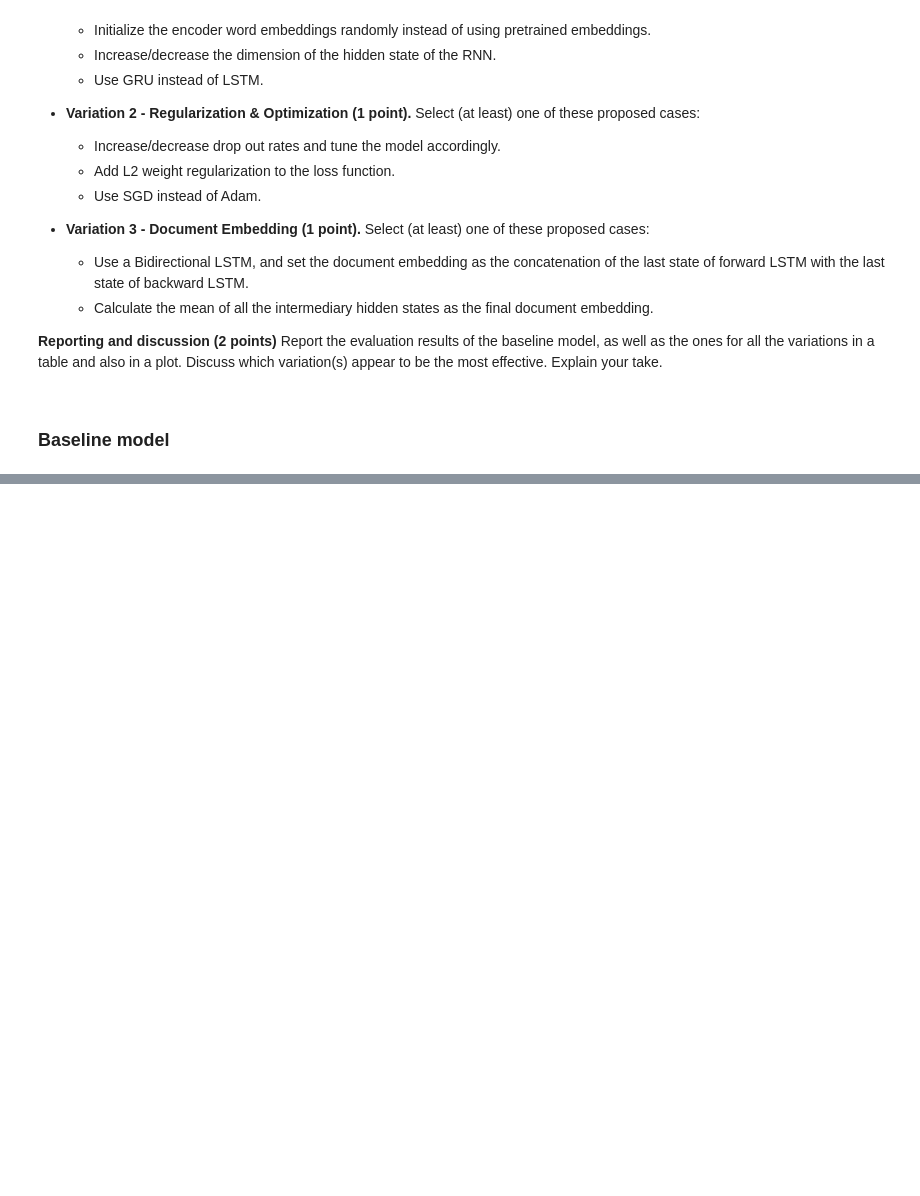
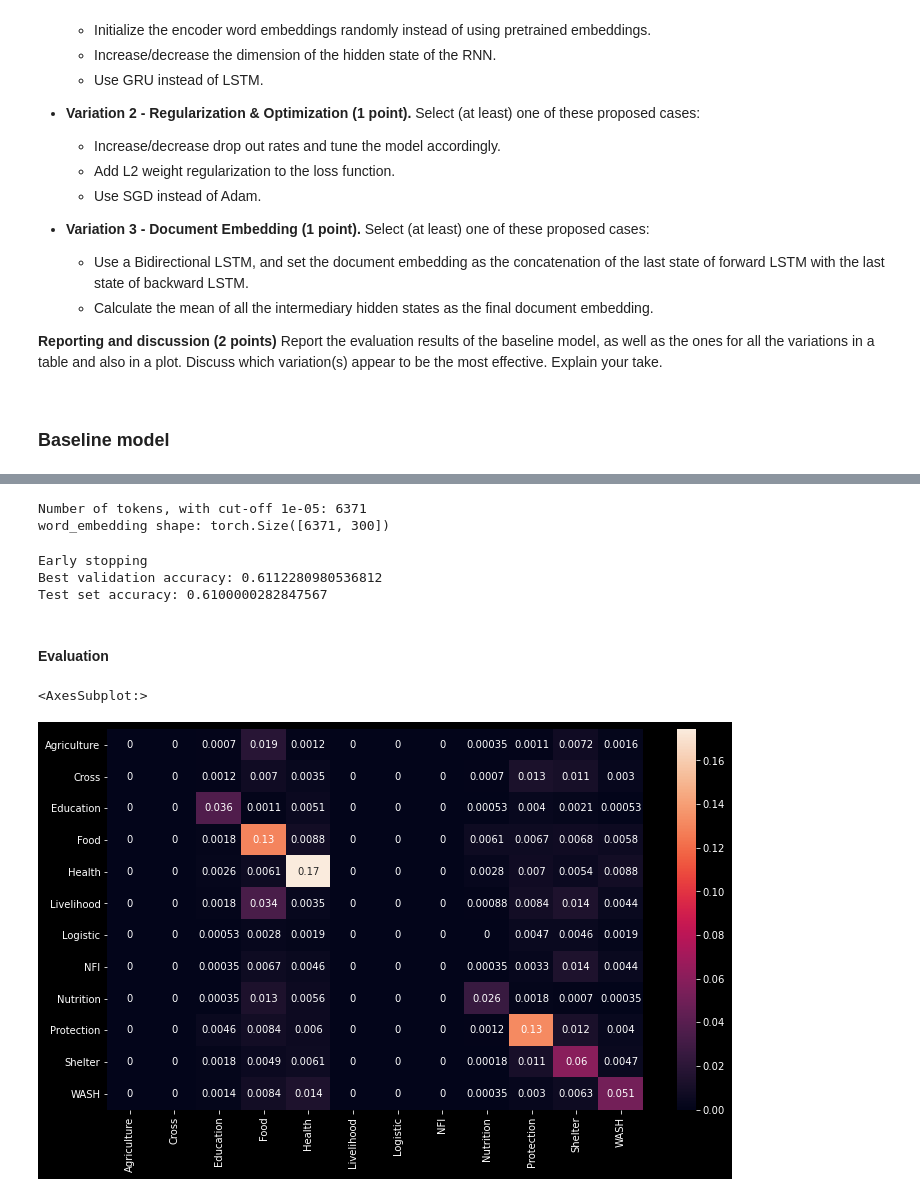
Before and after one commit to lukaskurz/nlp_deeplearning_2022, a Jupyter notebook: Assignment1_Classification.ipynb, the cells around one changed output, grey strips where cells are left out. Saved outputs shown, nothing was run; the diff lists cells and outputs as text; code cells hidden in the pictures; blank space fills up the shorter version.

```diff
--- a/Assignment1_Classification.ipynb
+++ b/Assignment1_Classification.ipynb
@@ -875,0 +896,59 @@ class ClassificationRNNModel(torch.nn.Module):
+# %%
+# get the dictionary
+_, token_dictionary  = get_dictionary(params.cut_off_threshold)
+print(f"Number of tokens, with cut-off {params.cut_off_threshold}: {len(token_dictionary)}")
+
+# get the embedding
+word_embedding, dictionary_keys = get_embedding(token_dictionary)
+print('word_embedding shape: {}'.format(word_embedding.weight.shape))
+
+# get the data
+train_dataloader, validation_dataloader, test_dataloader = get_dataloaders(params.batch_size, params.max_document_length, params.tokenizer, dictionary_keys)
+# %% [output]
+Number of tokens, with cut-off 1e-05: 6371
+word_embedding shape: torch.Size([6371, 300])
+# %%
+# get the model
+model = ClassificationRNNModel(word_embedding.to(params.device), hidden_dim, len(label_df)).to(params.device)
+
+# set optimizer
+params.optimizer = params.optimizer(model.parameters(), lr=params.learning_rate)
+# %%
+best_accuracy = train_and_eval(model, train_dataloader, validation_dataloader, params)
+print(f"Best validation accuracy: {best_accuracy}")
+
+_,test_accuracies = eval_model(model, test_dataloader, params)
+print('Test set accuracy:',np.mean(test_accuracies))
+# %% [output]
+Early stopping
+Best validation accuracy: 0.6112280980536812
+Test set accuracy: 0.6100000282847567
+# %% [markdown]
+#### Evaluation
+# %%
+y_pred = []
+y_true = []
+
+model.eval()
+with torch.no_grad():
+        for x, y in test_dataloader:
+            x = x.to(params.device)
+            y = y.to(params.device)
+
+            y_hat = model.forward(x, params.device)
+            y_hat_idx = torch.argmax(y_hat, axis=1)
+            y_pred.extend(y_hat_idx.cpu().numpy())
+            y_true.extend(y.cpu().numpy())
+
+# constant for classes
+classes = label_df['label'].values
+
+# Build confusion matrix
+cf_matrix = confusion_matrix(y_true, y_pred)
+df_cm = pd.DataFrame(cf_matrix/np.sum(cf_matrix), index = [i for i in classes],
+                     columns = [i for i in classes])
+plt.figure(figsize = (12,7))
+sns.heatmap(df_cm, annot=True)
+# %% [output]
+<AxesSubplot:>
+[figure, added]
```
Also changed, not shown: parts of 10 cells of this notebook.
